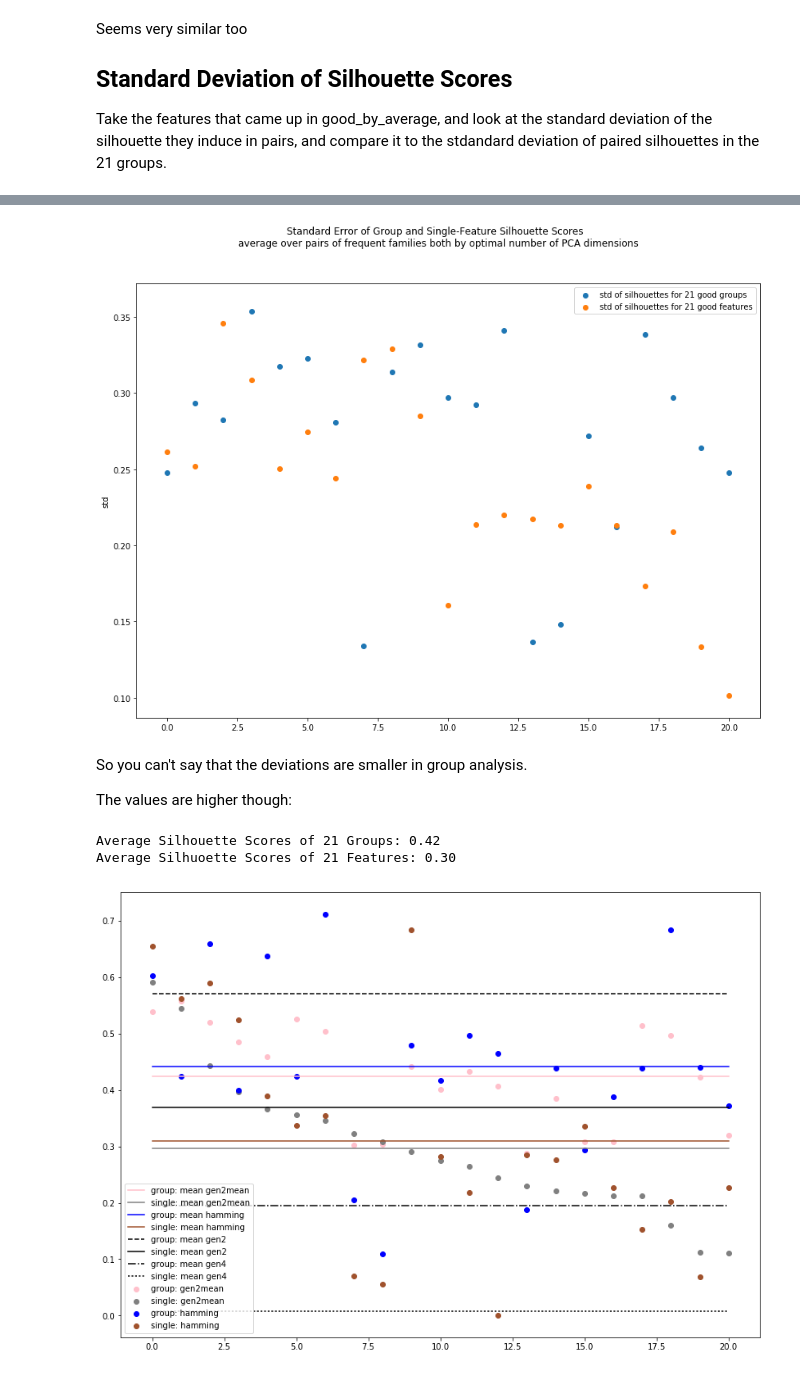
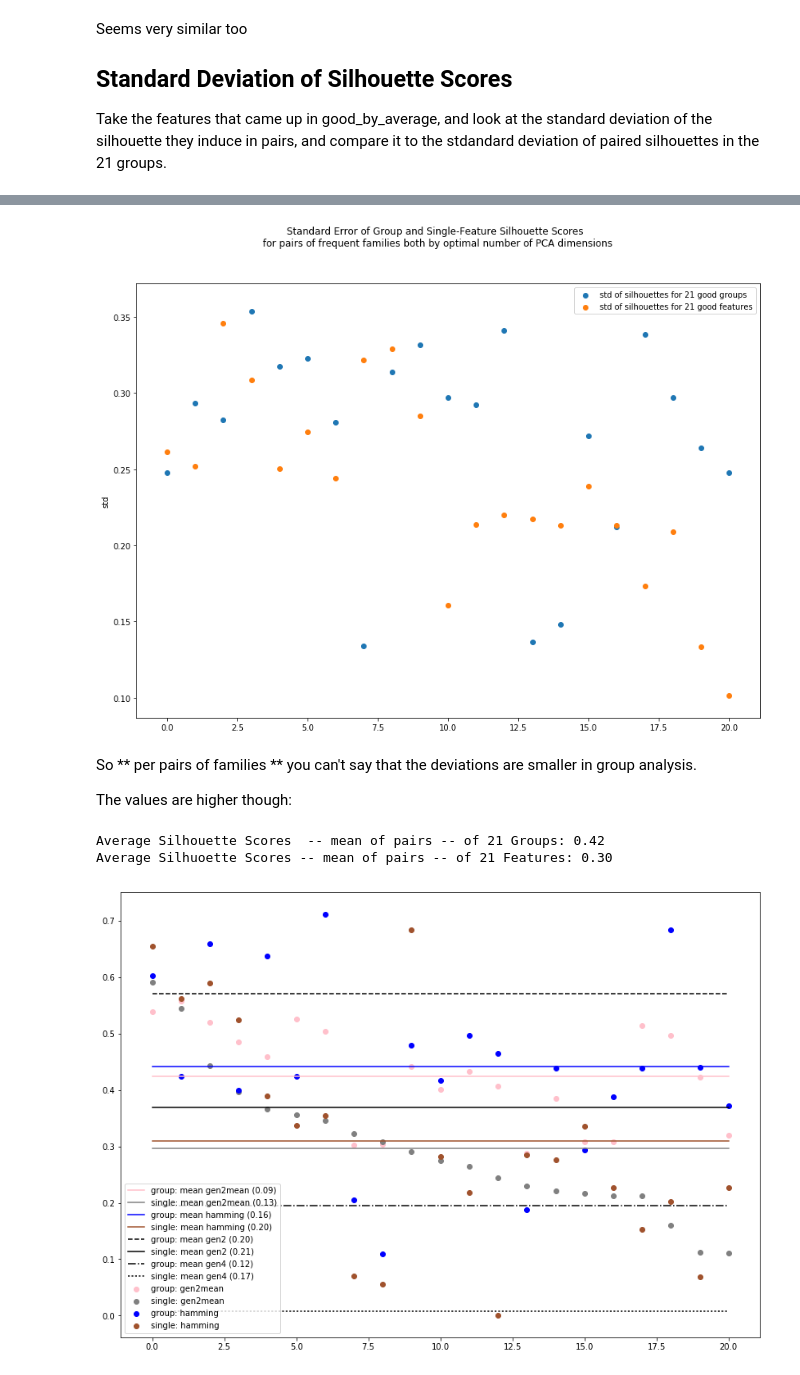
Before and after one commit to ilay32/wals-project, a Jupyter notebook: robustness.ipynb, the cells around one changed output, grey strips where cells are left out. Drawn from its saved outputs; the diff is of its cells as text; code cells hidden in the pictures.

```diff
--- a/robustness.ipynb
+++ b/robustness.ipynb
@@ -282,48 +283,48 @@ ax.scatter(x,bygroup['std'],label='std of silhouettes for 21 good groups')
 ax.scatter(x,bysingle['std'],label='std of silhouettes for 21 good features')
 ax.set_ylabel('std')
 plt.suptitle('Standard Error of Group and Single-Feature Silhouette Scores \
- \naverage over pairs of frequent families both by optimal number of PCA dimensions')
+ \nfor pairs of frequent families both by optimal number of PCA dimensions')
 plt.legend()
 plt.show()
 # %% [output]
-[figure, old version]
+[figure, new version]
 # %% [markdown]
-So you can't say that the deviations are smaller in group analysis.
+So ** per pairs of families ** you can't say that the deviations are smaller in group analysis.
 
 The values are higher though:
 # %%
 group_average = bygroup['gen2mean'].mean()
 single_average = bysingle['gen2mean'].mean()
-print("Average Silhouette Scores of 21 Groups: {:.2f}\n \
-\rAverage Silhuoette Scores of 21 Features: {:.2f}".format(group_average,single_average))
+print("Average Silhouette Scores  -- mean of pairs -- of 21 Groups: {:.2f}\n \
+\rAverage Silhuoette Scores -- mean of pairs -- of 21 Features: {:.2f}".format(group_average,single_average))
 # %% [output]
-Average Silhouette Scores of 21 Groups: 0.42
-Average Silhuoette Scores of 21 Features: 0.30
+Average Silhouette Scores  -- mean of pairs -- of 21 Groups: 0.42
+Average Silhuoette Scores -- mean of pairs -- of 21 Features: 0.30
 # %%
 fig,ax = plt.subplots(figsize=(14,10))
 x = np.arange(len(bysingle))
 lines = [':','-.','-','--']
 colors = copy.deepcopy(ColGroup.colors)
 for gen in ['gen2mean','hamming']:
     for meth in ['group','single']:
         df = eval('by'+meth)
         c = colors.pop()
         ax.scatter(x,df[gen],label='{}: {}'.format(meth,gen),color=c)
         ax.plot((x[0],x[-1]),(df[gen].mean(),df[gen].mean()),
                 color=c,
-                label='{}: mean {}'.format(meth,gen)
+                label='{}: mean {} ({:.2f})'.format(meth,gen,df[gen].std())
         )
 for gen in ['gen2','gen4']:
     for meth in ['group','single']:
         df = eval('by'+meth)
         line = []
         ax.plot((x[0],x[-1]),
                 (df[gen].mean(),df[gen].mean()),
                 lines.pop(),
                 color='black',
-                label='{}: mean {}'.format(meth,gen)
+                label='{}: mean {} ({:.2f})'.format(meth,gen,df[gen].std())
                )
 plt.legend()
 plt.show()
 # %% [output]
-[figure, old version]
+[figure, new version]
```
Also changed, not shown: parts of 2 cells of this notebook.
